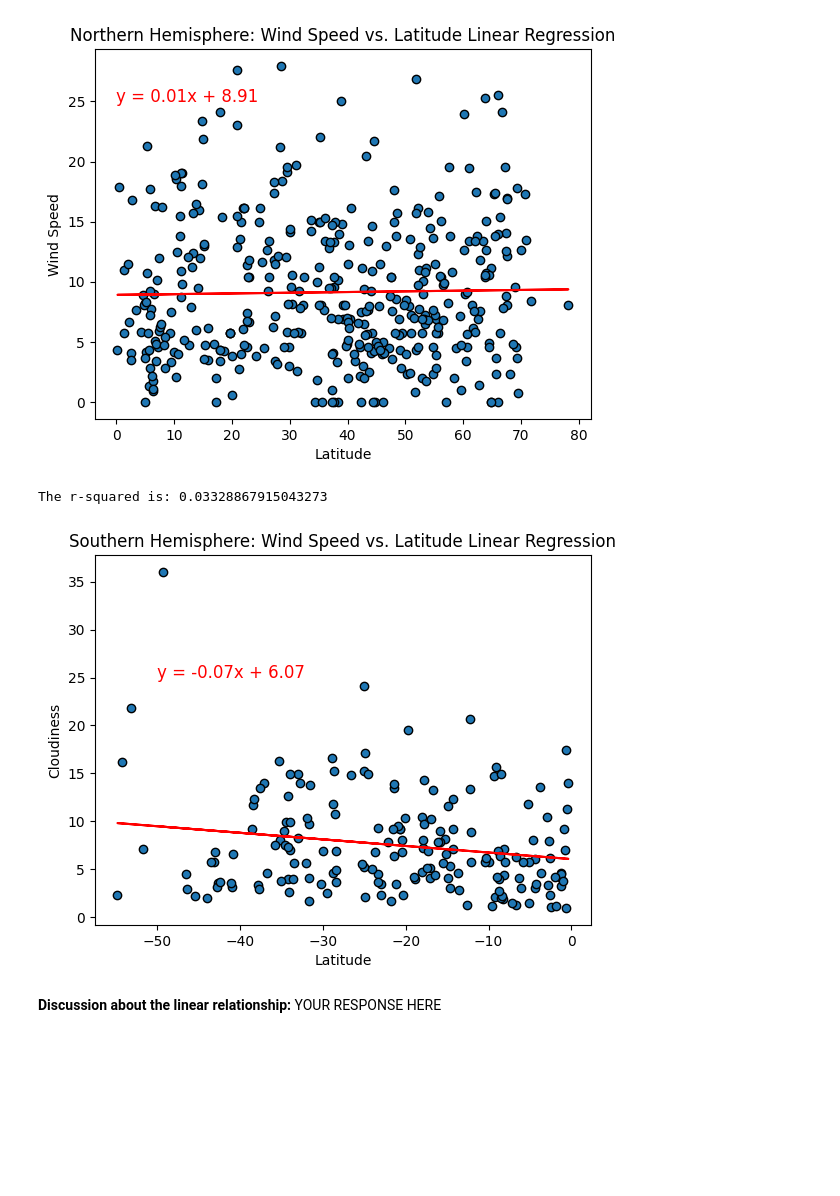
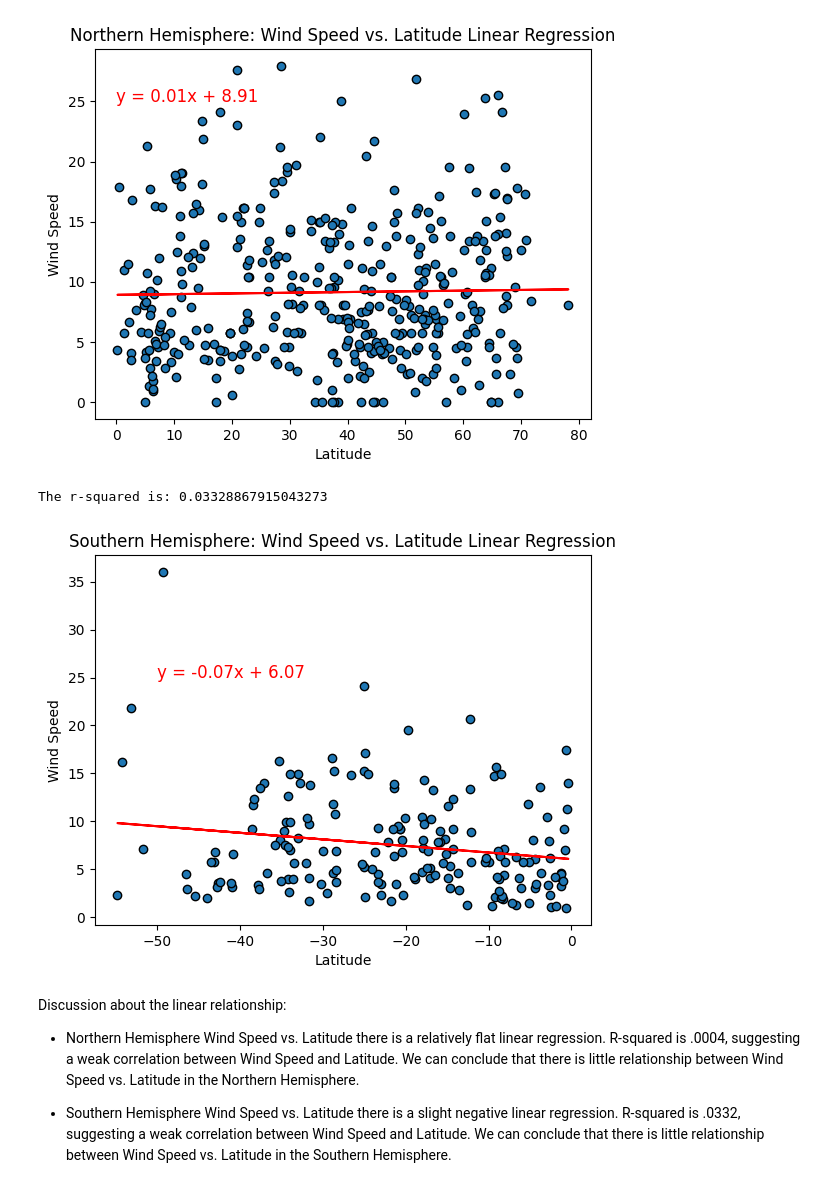
Before and after one commit to RPF35/python-api-challenge, a Jupyter notebook: Resources/WeatherPy.ipynb, the cells around one changed output. Cells and saved outputs as stored; diff of their text form; code cells hidden in the pictures; blank space fills up the shorter version.

```diff
--- a/Resources/WeatherPy.ipynb
+++ b/Resources/WeatherPy.ipynb
@@ -609,34 +617,37 @@ The r-squared is: 0.00039803781973896953
 plt.scatter(southern_hemi_df["Lat"], southern_hemi_df["Wind Speed"], edgecolors="black")
 
 # Perform linear regression on latitude versus Cloudiness
 (slope, intercept, rvalue, pvalue, stderr) = linregress(southern_hemi_df["Lat"], southern_hemi_df["Wind Speed"])
 
 # Get regression values
 regress_values = southern_hemi_df["Lat"] * slope + intercept
 
 # Create line equation string
 line_eq = "y = " + str(round(slope,2)) + "x + " + str(round(intercept,2))
 
 
 # Create a plot with the regression line
 plt.plot(southern_hemi_df["Lat"], regress_values, "r-")
 
 # Set x and y axis labels and title
 plt.xlabel("Latitude")
-plt.ylabel("Cloudiness")
+plt.ylabel("Wind Speed")
 plt.title("Southern Hemisphere: Wind Speed vs. Latitude Linear Regression")
 
 # Print r-squared value
 print(f"The r-squared is: {rvalue**2}")
 
 # Add the equation to the scatter plot
 plt.annotate(line_eq,(-50,25),fontsize=12,color="red")
 
 
 # Show plot
 plt.show()
 # %% [output]
 The r-squared is: 0.03328867915043273
-[figure, old version]
+[figure, new version]
-# %% [markdown]
-**Discussion about the linear relationship:** YOUR RESPONSE HERE
+# %% [markdown]
+Discussion about the linear relationship:
+- Northern Hemisphere Wind Speed vs. Latitude there is a relatively flat linear regression. R-squared is .0004, suggesting a weak correlation between Wind Speed and Latitude. We can conclude that there is little relationship between Wind Speed vs. Latitude in the Northern Hemisphere.
+
+- Southern Hemisphere Wind Speed vs. Latitude there is a slight negative linear regression. R-squared is .0332, suggesting a weak correlation between Wind Speed and Latitude. We can conclude that there is little relationship between Wind Speed vs. Latitude in the Southern Hemisphere.
```
Also changed, not shown: parts of 7 cells of this notebook, 2 other files.
